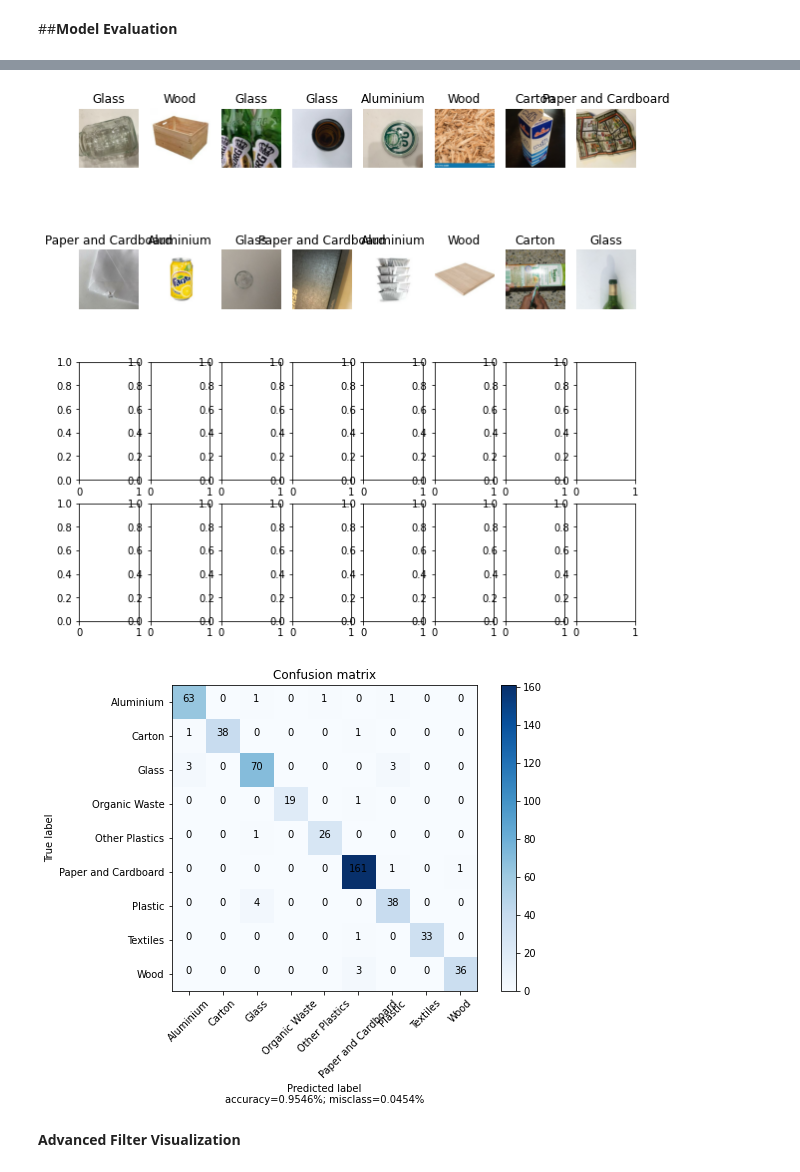
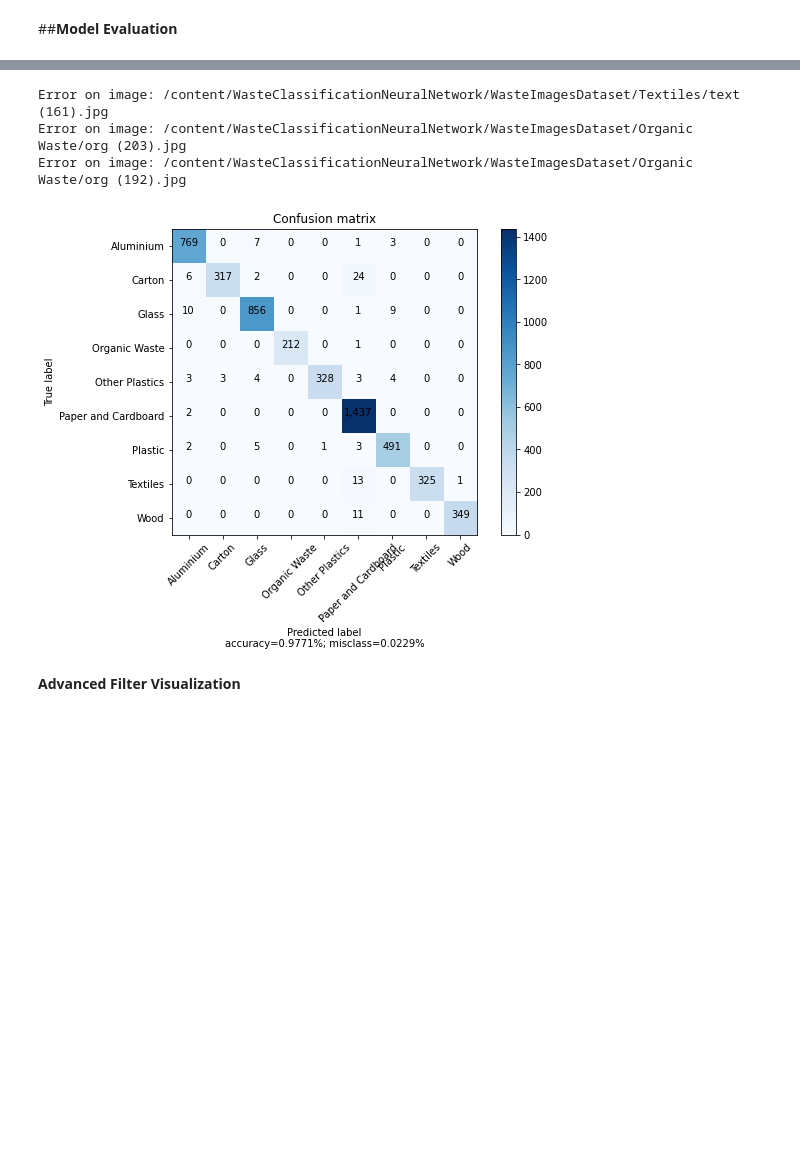
Before and after one commit to cardstdani/WasteClassificationNeuralNetwork, a Jupyter notebook: WasteClassification.ipynb, the cells around one changed output, grey strips where cells are left out. Drawn from its saved outputs; the diff is of its cells as text; code cells hidden in the pictures; blank space fills up the shorter version.

```diff
--- a/WasteClassification.ipynb
+++ b/WasteClassification.ipynb
@@ -48,8 +47,8 @@ Checking out files: 100% (5080/5080), done.
 # %%
 #LOAD DATA
 DIR = "/content/WasteClassificationNeuralNetwork/WasteImagesDataset"
-train_dataset = tf.keras.preprocessing.image_dataset_from_directory(DIR, validation_split=0.1, subset="training", seed=42, batch_size=16, smart_resize=True, image_size=(256, 256))
-test_dataset = tf.keras.preprocessing.image_dataset_from_directory(DIR, validation_split=0.1, subset="validation", seed=42, batch_size=16, smart_resize=True, image_size=(256, 256))
+train_dataset = tf.keras.preprocessing.image_dataset_from_directory(DIR, validation_split=0.1, subset="training", seed=42, batch_size=128, smart_resize=True, image_size=(256, 256))
+test_dataset = tf.keras.preprocessing.image_dataset_from_directory(DIR, validation_split=0.1, subset="validation", seed=42, batch_size=128, smart_resize=True, image_size=(256, 256))
 
 classes = train_dataset.class_names
 numClasses = len(train_dataset.class_names)
@@ -68,21 +67,15 @@ Using 507 files for validation.
 # %% [markdown]
 ##**Model Training**
 # %%
-data_augmentation = tf.keras.Sequential([
-  tf.keras.layers.experimental.preprocessing.Rescaling(1./255),
-  tf.keras.layers.experimental.preprocessing.RandomFlip('horizontal_and_vertical'),
-  tf.keras.layers.experimental.preprocessing.RandomRotation(0.2),
-])
-
 baseModel = tf.keras.applications.MobileNetV3Large(input_shape=(256, 256,3), weights='imagenet', include_top=False, classes=numClasses)
 for layers in baseModel.layers[:-6]:
   layers.trainable=False
 
 last_output = baseModel.layers[-1].output
-x = tf.keras.layers.Dropout(0.35) (last_output)
+x = tf.keras.layers.Dropout(0.45) (last_output)
 x = tf.keras.layers.GlobalAveragePooling2D()(x)
-x = tf.keras.layers.Dense(256, activation = 'relu', kernel_regularizer=tf.keras.regularizers.l1(0.02), activity_regularizer=tf.keras.regularizers.l1(0.02),  kernel_initializer='he_normal')(x)
 x = tf.keras.layers.BatchNormalization() (x)
+x = tf.keras.layers.Dense(256, activation = tf.keras.activations.selu, kernel_regularizer=tf.keras.regularizers.l1(0.04), activity_regularizer=tf.keras.regularizers.l1(0.04),  kernel_initializer='he_normal')(x)
 x = tf.keras.layers.Dropout(0.45) (x)
 x = tf.keras.layers.Dense(numClasses, activation='softmax')(x)
 
@@ -185,7 +178,7 @@ def plot_confusion_matrix(cm, target_names, cmap=None):
     plt.ylabel('True label')
     plt.xlabel('Predicted label\naccuracy={:0.4f}%; misclass={:0.4f}%'.format(accuracy, misclass))
     plt.show()
-
+"""
 plt.figure(figsize=(10, 10))
 true = []
 predictions = []
@@ -194,39 +187,41 @@ for images, labels in test_dataset.take(50):
   pred = model.predict(images)
   for i in range(32):
     try:
       ax = plt.subplot(4, 8, i + 1)
       plt.imshow(images[i].numpy().astype("uint8"))
       #print(classes[np.argmax(pred[i])], 100 * np.max(pred[i]), "real = " + str(classes[labels[i]]))
 
       true.append(labels[i])
       predictions.append(np.argmax(pred[i]))
 
       plt.title(classes[labels[i]])
       plt.axis("off")
     except:
       print()
 
-"""path = "/content/covid-classification-ml/Covid19_Dataset"
+"""
+path = "/content/WasteClassificationNeuralNetwork/WasteImagesDataset"
 for i in os.listdir(path):
   folderPath = os.path.join(path, i)
-  for j in os.listdir(folderPath)[:1500]:
+  for j in os.listdir(folderPath)[:50]:
     fullPath = os.path.join(folderPath, j)
     try:
       img = tf.keras.preprocessing.image.load_img(fullPath, target_size=(256, 256))
       img_array = tf.keras.preprocessing.image.img_to_array(img)
       img_array = tf.expand_dims(img_array, 0)
 
       preds = model.predict(img_array)
       true.append(classes.index(i))
       predictions.append(np.argmax(preds))
-      #print(fullPath)
     except:
-      print("Error on image:", fullPath)"""
+      print("Error on image:", fullPath)
 
 plot_confusion_matrix(tf.math.confusion_matrix(true, predictions), classes)
 # %% [output]
+Error on image: /content/WasteClassificationNeuralNetwork/WasteImagesDataset/Textiles/text (161).jpg
+Error on image: /content/WasteClassificationNeuralNetwork/WasteImagesDataset/Organic Waste/org (203).jpg
+Error on image: /content/WasteClassificationNeuralNetwork/WasteImagesDataset/Organic Waste/org (192).jpg
-[figure, old version]
+[figure, new version]
-[figure, removed]
 # %% [markdown]
 **Advanced Filter Visualization**
 # %%
```
Also changed, not shown: parts of 6 cells of this notebook.
